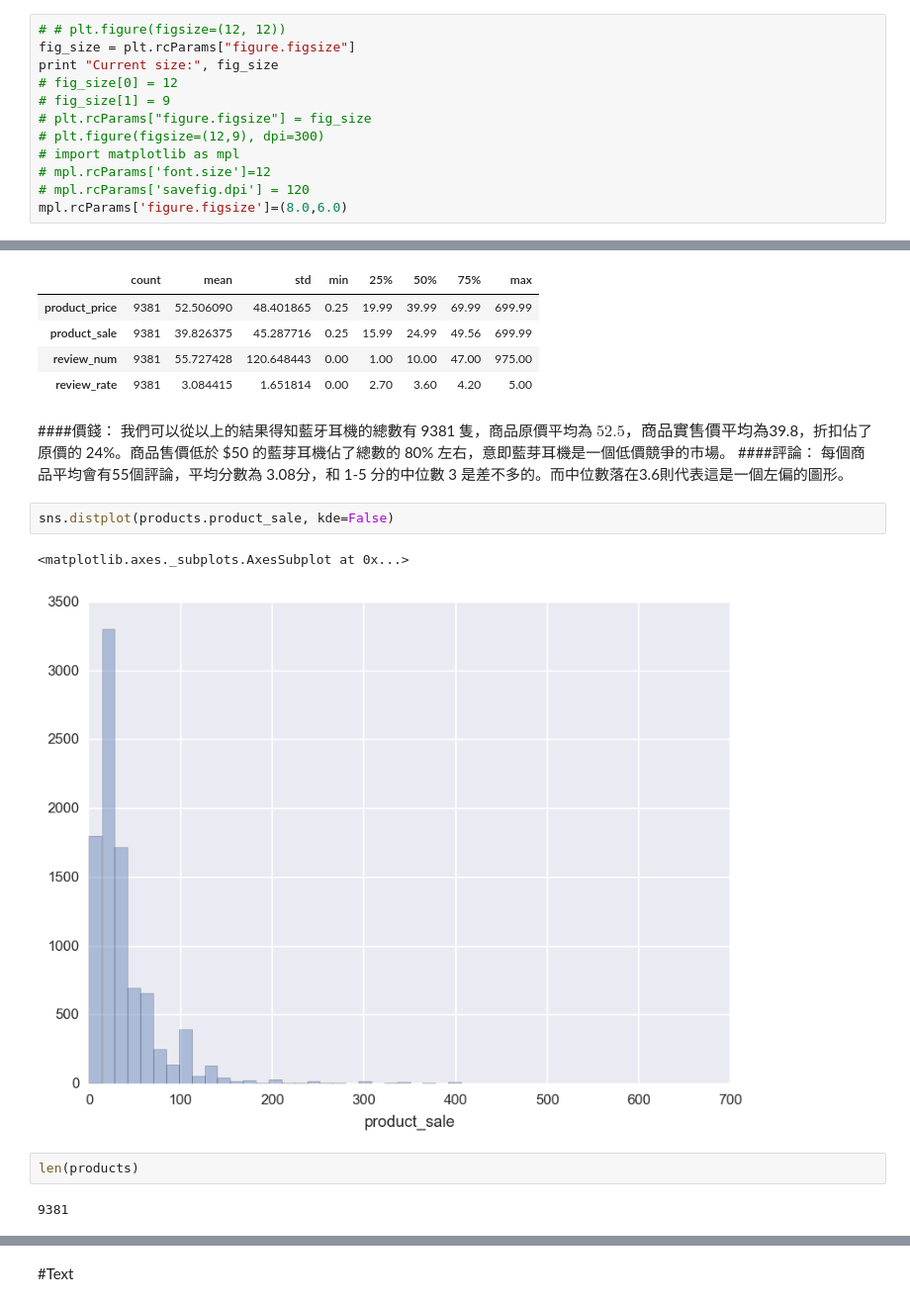
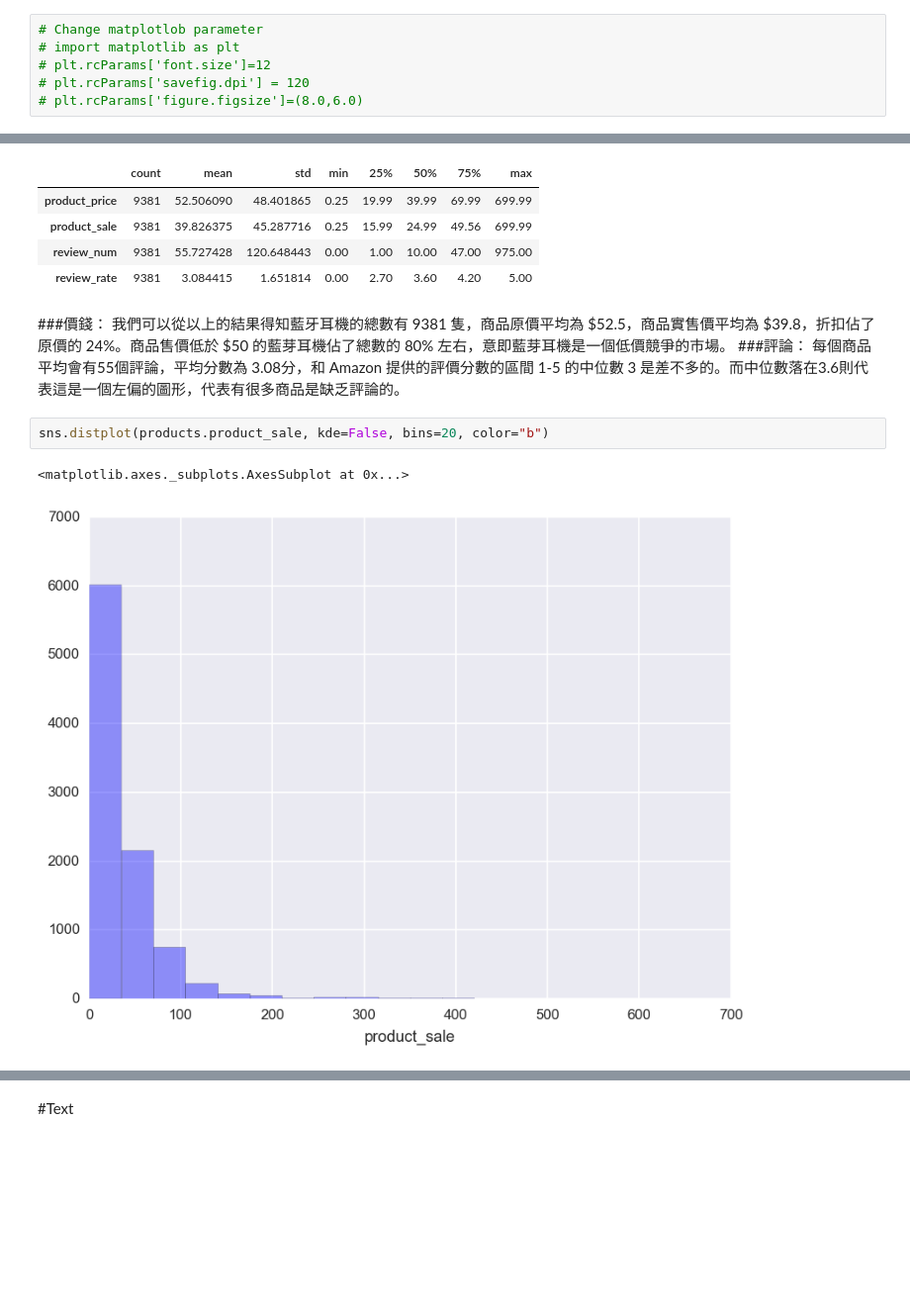
Before and after one commit to paristsai/amazon_review, a Jupyter notebook: analysis/amazon-review.ipynb, the cells around one changed output, grey strips where cells are left out. Shown: that part at 99% size. Cells and saved outputs as stored; diff of their text form; blank space fills up the shorter version.

```diff
--- a/analysis/amazon-review.ipynb
+++ b/analysis/amazon-review.ipynb
@@ -29,14 +30,8 @@ reviews.head()
 # %% [markdown]
 #Summary
 # %%
-# # plt.figure(figsize=(12, 12))
-fig_size = plt.rcParams["figure.figsize"]
-print "Current size:", fig_size
-# fig_size[0] = 12
-# fig_size[1] = 9
-# plt.rcParams["figure.figsize"] = fig_size
-# plt.figure(figsize=(12,9), dpi=300)
-# import matplotlib as mpl
-# mpl.rcParams['font.size']=12
-# mpl.rcParams['savefig.dpi'] = 120
-mpl.rcParams['figure.figsize']=(8.0,6.0)
+# Change matplotlob parameter
+# import matplotlib as plt
+# plt.rcParams['font.size']=12
+# plt.rcParams['savefig.dpi'] = 120
+# plt.rcParams['figure.figsize']=(8.0,6.0)
@@ -69,16 +62,12 @@ products[["product_price","product_sale","review_num","review_rate"]].describe()
 | review_num | 9381 | 55.727428 | 120.648443 | 0.00 | 1.00 | 10.00 | 47.00 | 975.00 |
 | review_rate | 9381 | 3.084415 | 1.651814 | 0.00 | 2.70 | 3.60 | 4.20 | 5.00 |
 # %% [markdown]
-####價錢：
-我們可以從以上的結果得知藍牙耳機的總數有 9381 隻，商品原價平均為 $52.5，商品實售價平均為 $39.8，折扣佔了原價的 24%。商品售價低於 $50 的藍芽耳機佔了總數的 80% 左右，意即藍芽耳機是一個低價競爭的市場。
-####評論：
-每個商品平均會有55個評論，平均分數為 3.08分，和 1-5 分的中位數 3 是差不多的。而中位數落在3.6則代表這是一個左偏的圖形。
+###價錢：
+我們可以從以上的結果得知藍牙耳機的總數有 9381 隻，商品原價平均為 \$52.5，商品實售價平均為 \$39.8，折扣佔了原價的 24%。商品售價低於 $50 的藍芽耳機佔了總數的 80% 左右，意即藍芽耳機是一個低價競爭的市場。
+###評論：
+每個商品平均會有55個評論，平均分數為 3.08分，和 Amazon 提供的評價分數的區間 1-5 的中位數 3 是差不多的。而中位數落在3.6則代表這是一個左偏的圖形，代表有很多商品是缺乏評論的。
 # %%
-sns.distplot(products.product_sale, kde=False)
+sns.distplot(products.product_sale, kde=False, bins=20, color="b")
 # %% [output]
 <matplotlib.axes._subplots.AxesSubplot at 0x...>
-[figure, old version]
+[figure, new version]
-# %%
-len(products)
-# %% [output]
-9381
```
Also changed, not shown: parts of 15 cells of this notebook.
